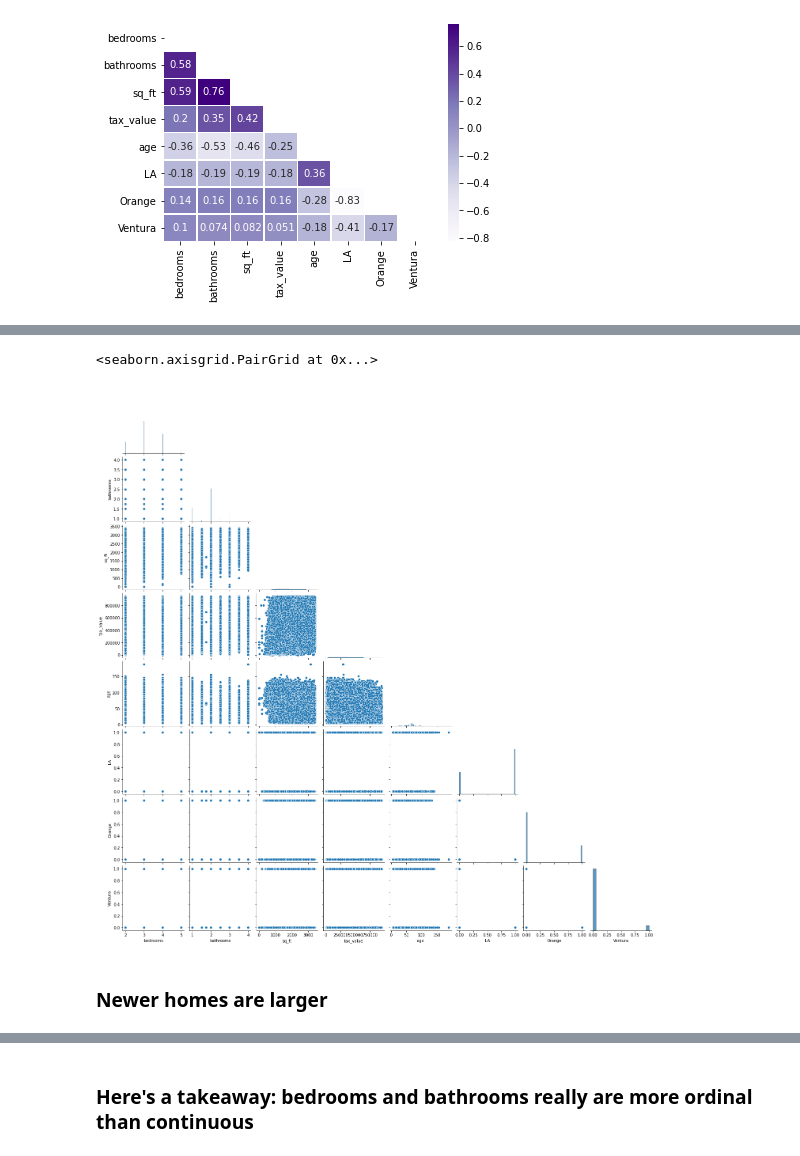
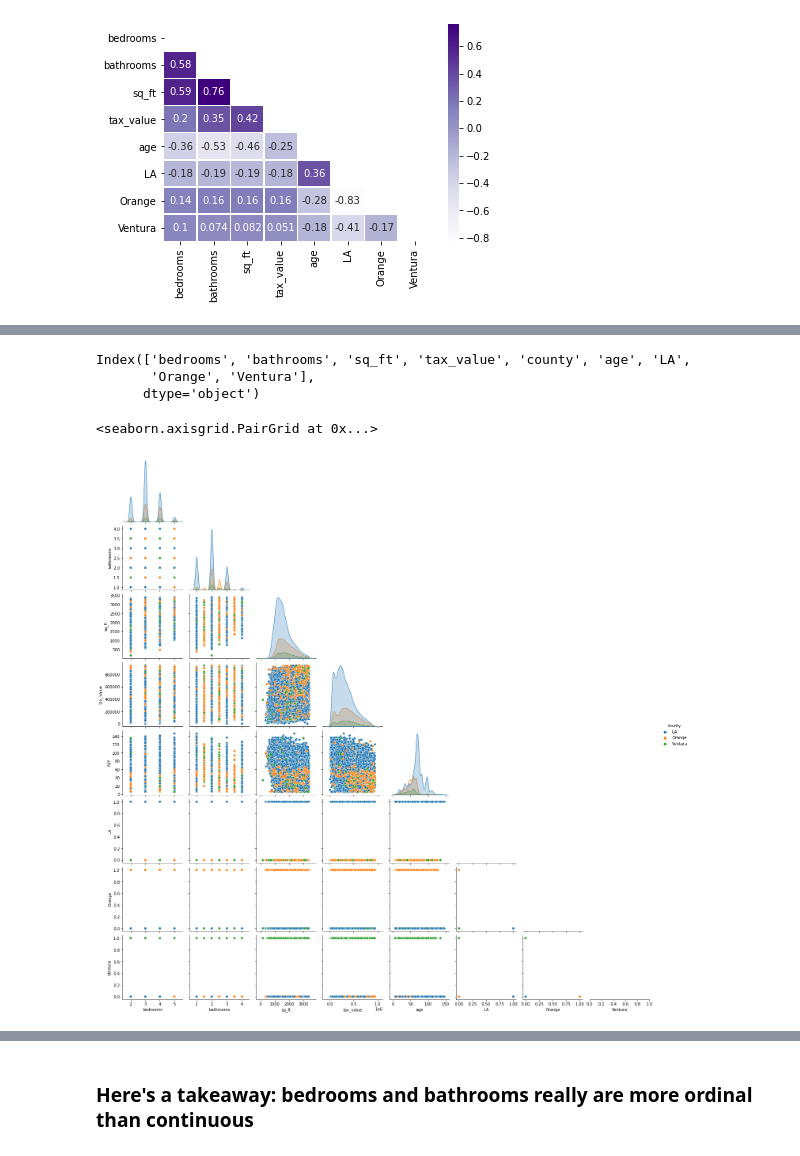
Before and after one commit to brianclements03/Regression_Project, a Jupyter notebook: explore_zillow.ipynb, the cells around one changed output, grey strips where cells are left out. Saved outputs shown, nothing was run; the diff lists cells and outputs as text; code cells hidden in the pictures.

```diff
--- a/explore_zillow.ipynb
+++ b/explore_zillow.ipynb
@@ -301,5 +334,12 @@ Index(['bedrooms', 'bathrooms', 'sq_ft', 'tax_value', 'county', 'age', 'LA',
+# %%
+train.columns
+# %% [output]
+Index(['bedrooms', 'bathrooms', 'sq_ft', 'tax_value', 'county', 'age', 'LA',
+       'Orange', 'Ventura'],
+      dtype='object')
 # %%
-sns.pairplot(data=train,corner=True,)
+temp_pairplot_data = train.sample(100_000)
+sns.pairplot(data=temp_pairplot_data,corner=True, hue='county')
 # %% [output]
 <seaborn.axisgrid.PairGrid at 0x...>
-[figure, old version]
+[figure, new version]
@@ -311,2 +345,0 @@ sns.pairplot(data=train,corner=True,)
-# %% [markdown]
-### Newer homes are larger
```
Also changed, not shown: parts of 24 cells of this notebook, 3 other files.
